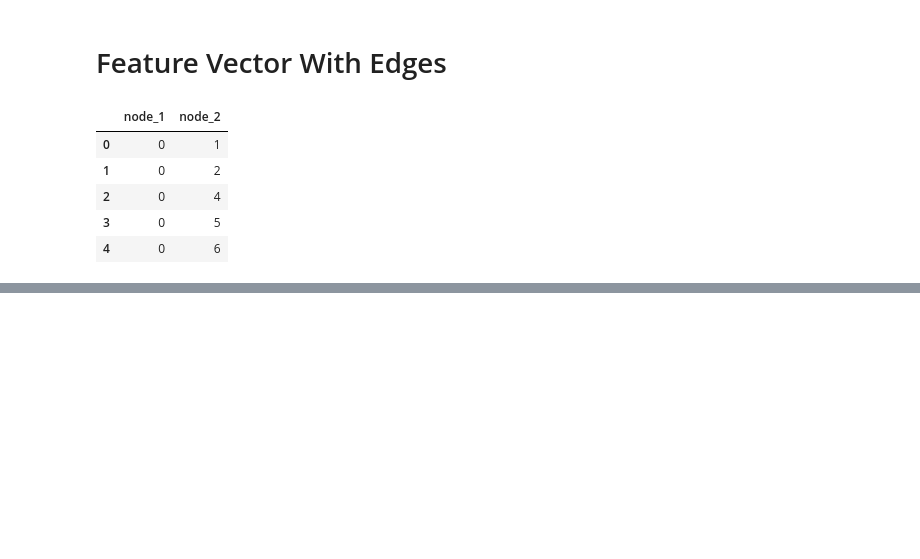
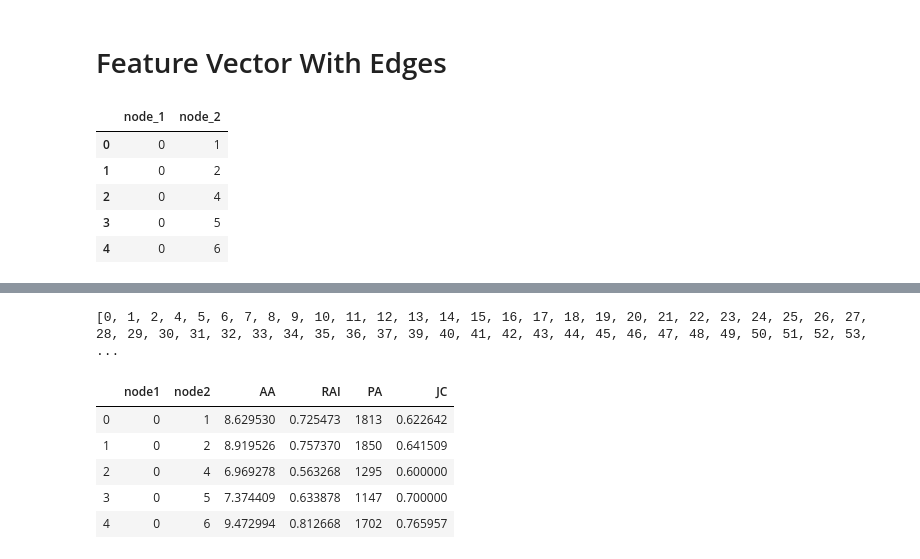
Before and after one commit to divaymohan/ProjectMaterial, a Jupyter notebook: Project/Original Matrixes/NoteBooks/supervisedML.ipynb, the cells around one changed output, grey strips where cells are left out. Drawn from its saved outputs; the diff is of its cells as text; code cells hidden in the pictures; blank space fills up the shorter version.

```diff
--- a/Project/Original Matrixes/NoteBooks/supervisedML.ipynb
+++ b/Project/Original Matrixes/NoteBooks/supervisedML.ipynb
@@ -268,0 +239,50 @@ def _featureVector(Graph,fb_df):
+# %%
+import networkx as nx
+edges = list(G_Normal.edges)
+node_list_1 = [item[0] for item in edges]
+node_list_2 = [item[1] for item in edges]
+# combine all nodes in a list
+node_list = node_list_1 + node_list_2
+
+# remove duplicate items from the list
+node_list = list(dict.fromkeys(node_list))
+print(node_list)
+# %% [output]
+[0, 1, 2, 4, 5, 6, 7, 8, 9, 10, 11, 12, 13, 14, 15, 16, 17, 18, 19, 20, 21, 22, 23, 24, 25, 26, 27, 28, 29, 30, 31, 32, 33, 34, 35, 36, 37, 39, 40, 41, 42, 43, 44, 45, 46, 47, 48, 49, 50, 51, 52, 53,  ...
+# %%
+df_AllNodes = pd.DataFrame()
+AA = []
+PA = []
+RAI = []
+JC = []
+CSH = []
+RAISH = []
+WIC = []
+_node1 = []
+_node2 = []
+# %%
+for i in node_list:
+    for j in node_list:
+        if i != j:
+            _node1.append(i)
+            _node2.append(j)
+            AA.append(list(nx.adamic_adar_index(G,ebunch=[(i,j)]))[0][2])
+            RAI.append(list(nx.resource_allocation_index(G,ebunch=[(i,j)]))[0][2])
+            PA.append(list(nx.preferential_attachment(G,ebunch=[(i,j)]))[0][2])
+            JC.append(list(nx.jaccard_coefficient(G,ebunch=[(i,j)]))[0][2])
+# %%
+df_AllNodes['node1'] = _node1
+df_AllNodes['node2'] = _node2
+df_AllNodes['AA'] = AA
+df_AllNodes['RAI'] = RAI
+df_AllNodes['PA'] = PA
+df_AllNodes['JC'] = JC
+# %%
+df_AllNodes.head(5)
+# %% [output]
+|  | node1 | node2 | AA | RAI | PA | JC |
+| 0 | 0 | 1 | 8.629530 | 0.725473 | 1813 | 0.622642 |
+| 1 | 0 | 2 | 8.919526 | 0.757370 | 1850 | 0.641509 |
+| 2 | 0 | 4 | 6.969278 | 0.563268 | 1295 | 0.600000 |
+| 3 | 0 | 5 | 7.374409 | 0.633878 | 1147 | 0.700000 |
+| 4 | 0 | 6 | 9.472994 | 0.812668 | 1702 | 0.765957 |
```
Also changed, not shown: parts of 9 cells of this notebook.
